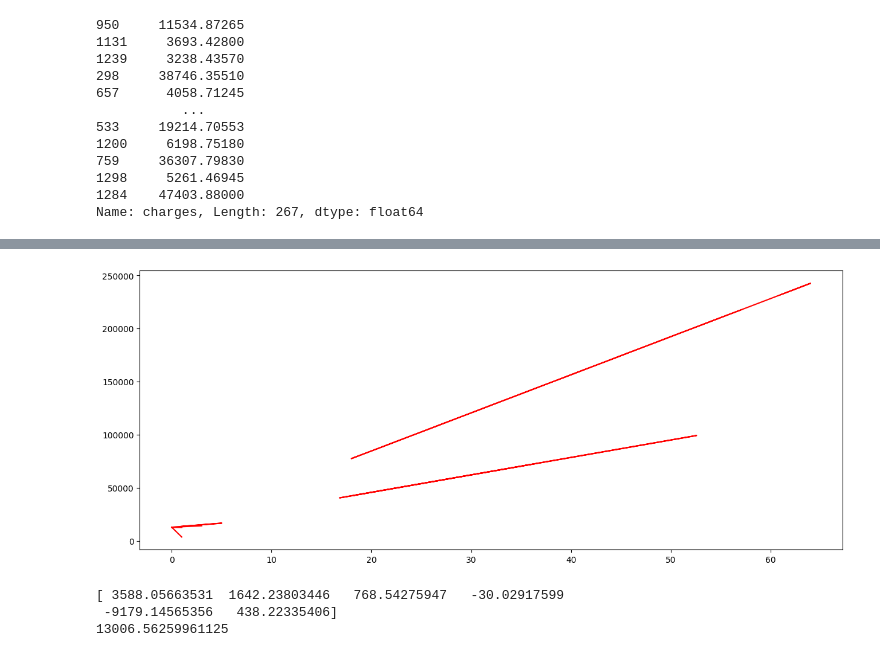
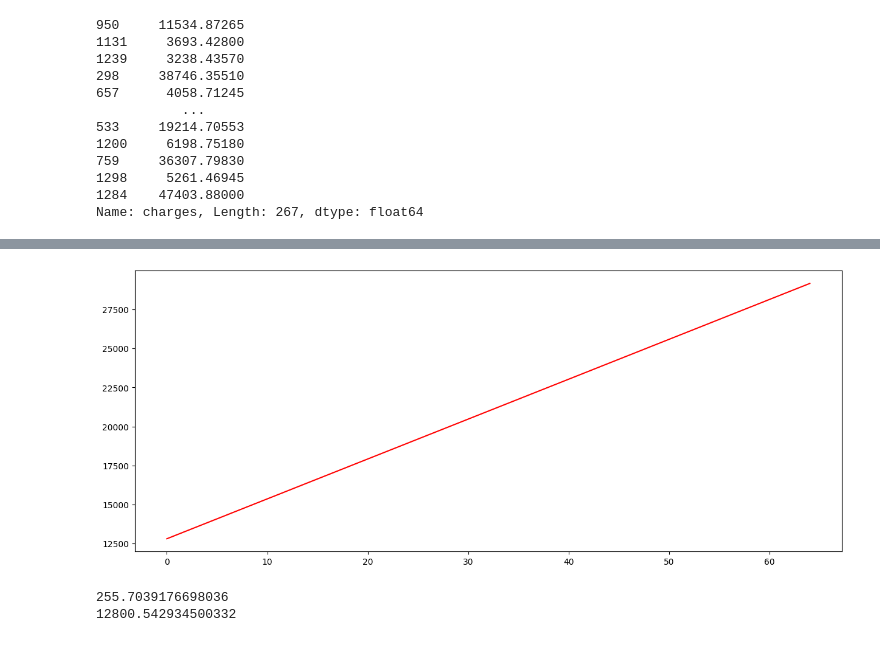
Before and after one commit to 4GeeksAcademy/Santi_Izquierdo, a Jupyter notebook: src/explore.ipynb, the cells around one changed output, grey strips where cells are left out. Cells and saved outputs as stored; diff of their text form; code cells hidden in the pictures.

```diff
--- a/src/explore.ipynb
+++ b/src/explore.ipynb
@@ -66,3 +35,12 @@ df.head()
+# %%
+X_train, X_test, y_train, y_test = train_test_split(
+    X, y, test_size=0.2, random_state=42
+)
+# %%
+for col in ['sex', 'smoker', 'region']:
+    mapping = {cat: i for i, cat in enumerate(X_train[col].unique())}
+    X_train[col] = X_train[col].map(mapping)
+    X_test[col] = X_test[col].map(mapping)
 # %%
 np.sort(df['age'].unique())
 # %% [output]
@@ -99,15 +49,0 @@ plt.show()
-# %%
-df["sex_n"] = pd.factorize(df["sex"])[0]
-df["smoker_n"] = pd.factorize(df["smoker"])[0]
-df["region_n"] = pd.factorize(df["region"])[0]
-
-nums = ["age", "bmi", "children", "sex_n", "smoker_n", "region_n"]
-
-scaler = StandardScaler()
-scal_features = scaler.fit_transform(df[nums])
-
-df_scaled = pd.DataFrame(scal_features, index=df.index, columns=nums)
-
-df_scaled['charges'] = df['charges']
-
-df_scaled.head()
@@ -121,6 +49,0 @@ df_scaled.head()
-# %%
-#train test split
-X = df_scaled.drop(['charges'], axis = 1)
-y = df_scaled['charges']
-
-X_train, X_test, y_train, y_test = train_test_split(X, y, test_size= 0.2, random_state= 42)
@@ -189,17 +185,17 @@ X_descaled.head()
 # %%
-m = model.coef_
-b = model.intercept_
-regression = m * X_descaled + b
+X_array = X_descaled.values.ravel()
+regression = m * X_array + b
+
+sorted_idx = X_array.argsort()
 
 plt.figure(figsize=(15, 6))
-plt.plot(X_descaled, regression, color='red')
+plt.plot(X_array[sorted_idx], regression[sorted_idx], color='red')
 plt.show()
 # %% [output]
-[figure, old version]
+[figure, new version]
 # %%
 print(m)
 print(b)
 # %% [output]
-[ 3588.05663531  1642.23803446   768.54275947   -30.02917599
- -9179.14565356   438.22335406]
-13006.56259961125
+255.7039176698036
+12800.542934500332
```
Also changed, not shown: parts of 19 cells of this notebook.
